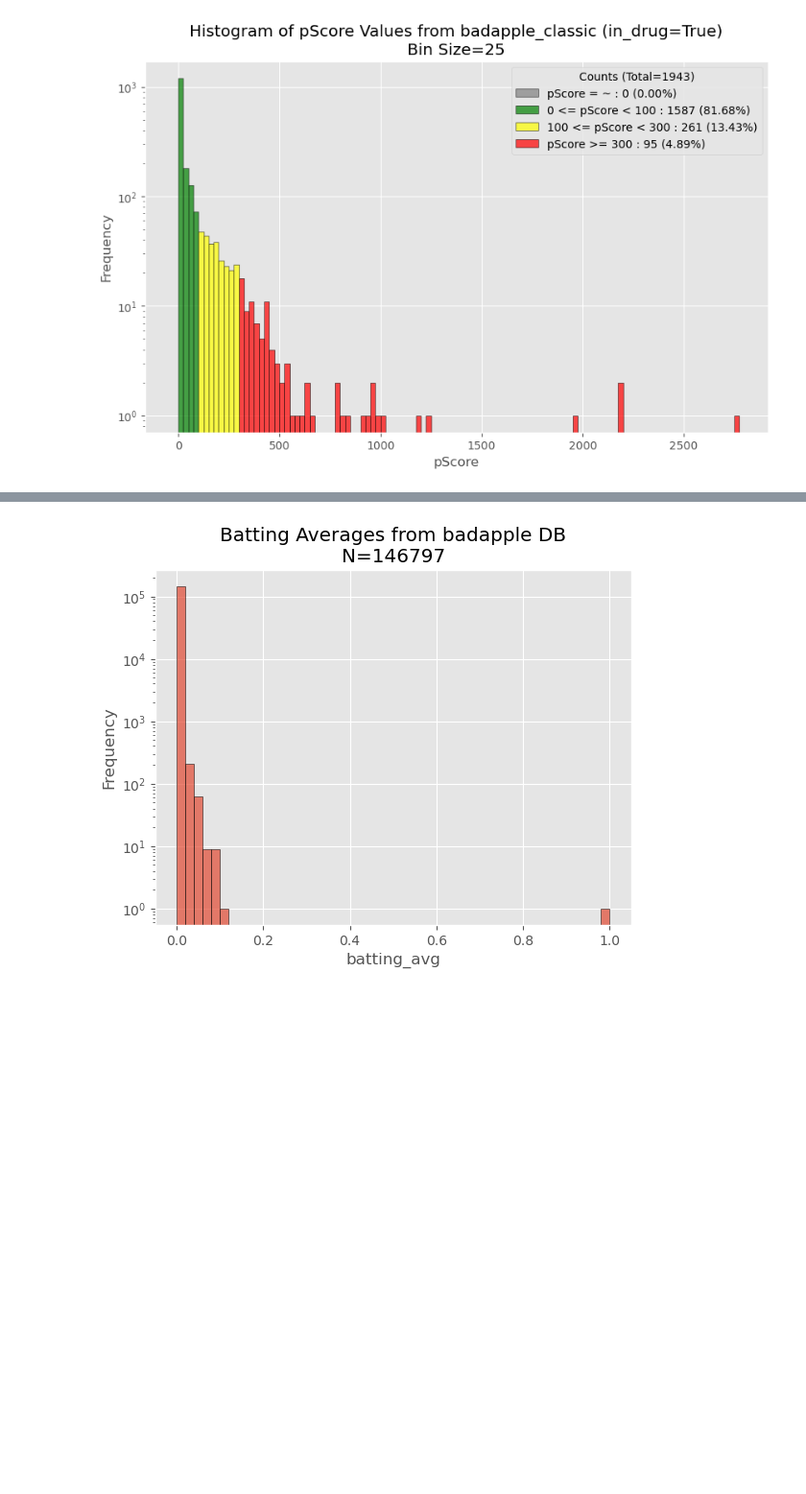
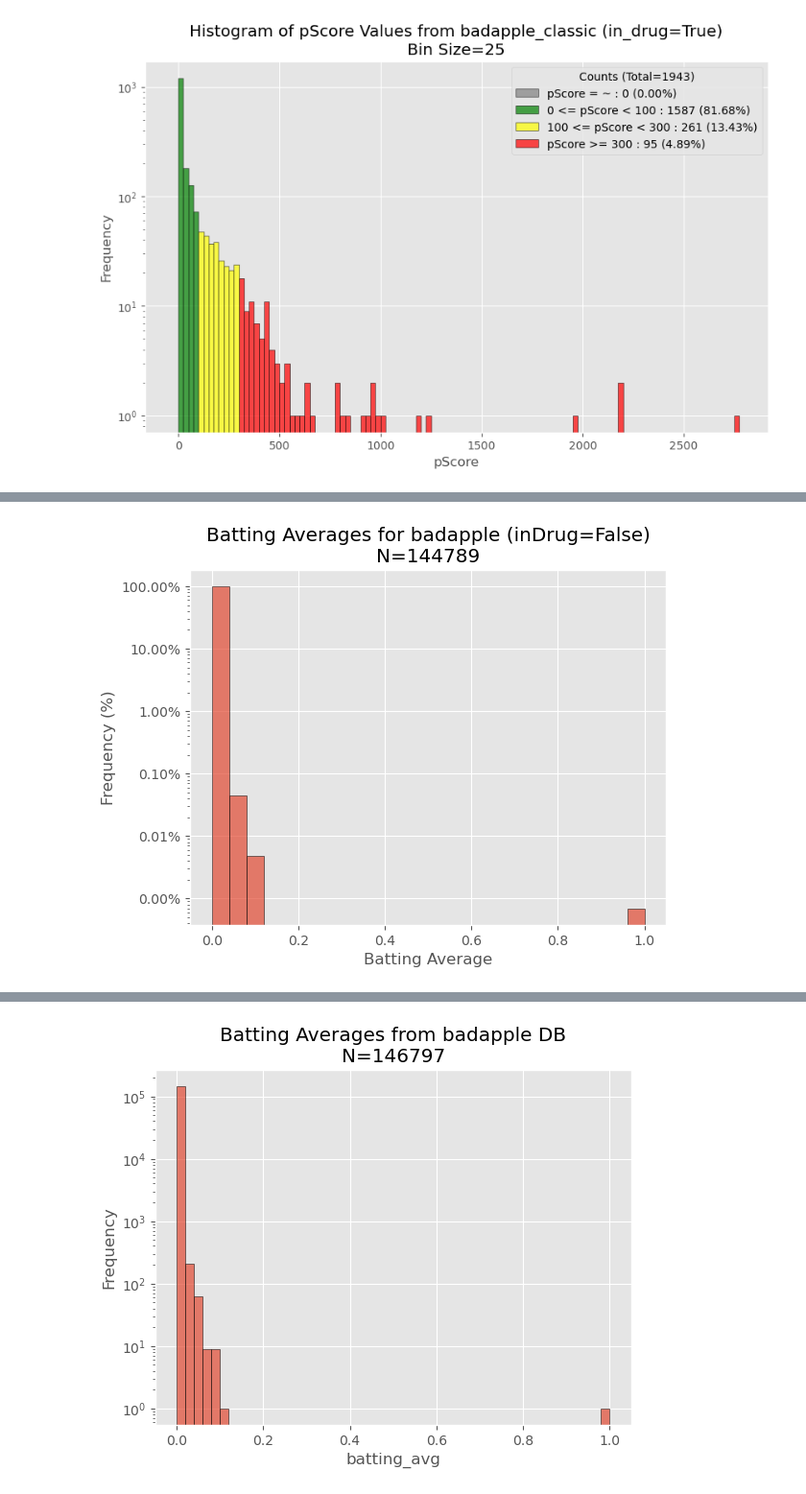
Before and after one commit to unmtransinfo/Badapple2, a Jupyter notebook: badapple1_comparison/src/notebooks/badapple-vs-badapple_classic.ipynb, the cells around one changed output, grey strips where cells are left out. Shown at 96% size. Saved outputs shown, nothing was run; the diff lists cells and outputs as text; code cells hidden in the pictures; blank space fills up the shorter version.

```diff
--- a/badapple1_comparison/src/notebooks/badapple-vs-badapple_classic.ipynb
+++ b/badapple1_comparison/src/notebooks/badapple-vs-badapple_classic.ipynb
@@ -607,0 +662,4 @@ comparison_batting_avg_df = get_batting_avg_df(comparison_scaf_stats)
+# %%
+plot_histogram(original_ba_df_nind, "batting_avg", 25, "Batting Average", "Frequency (%)", "Batting Averages for badapple (inDrug=False)", "log", plot_percentage=True, save_fname="badapple_BA_notInDrug.png")
+# %% [output]
+[figure, added]
```
Also changed, not shown: parts of 20 cells of this notebook.
